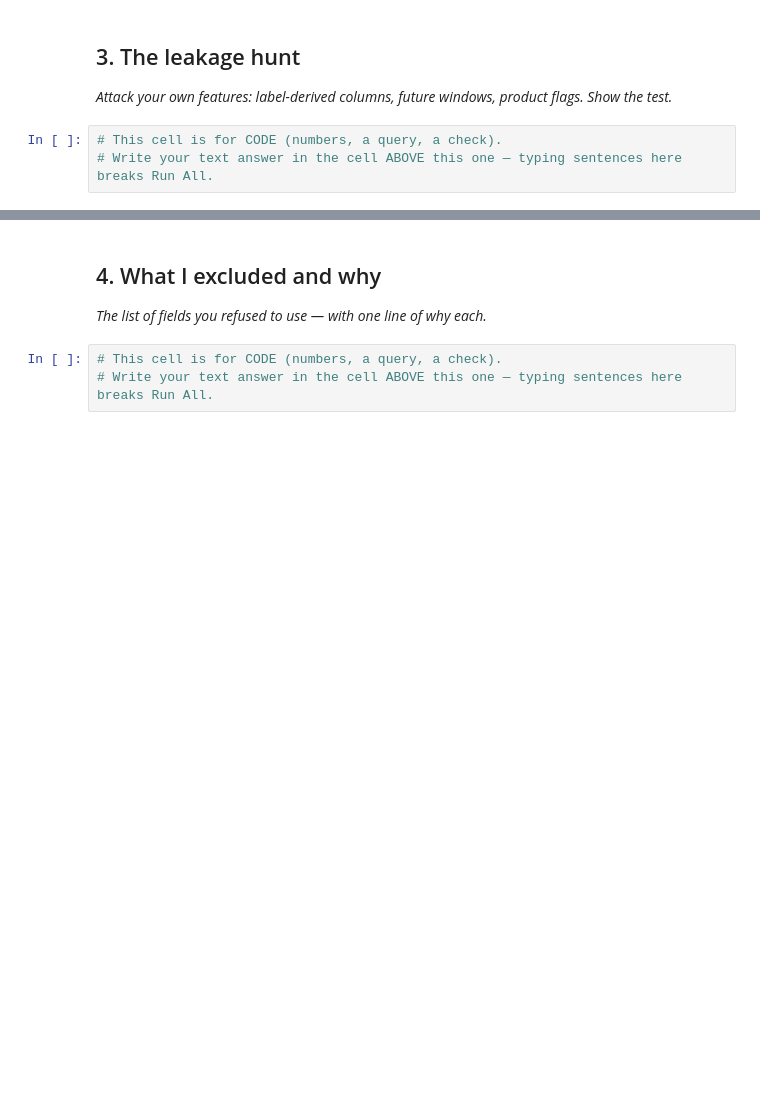
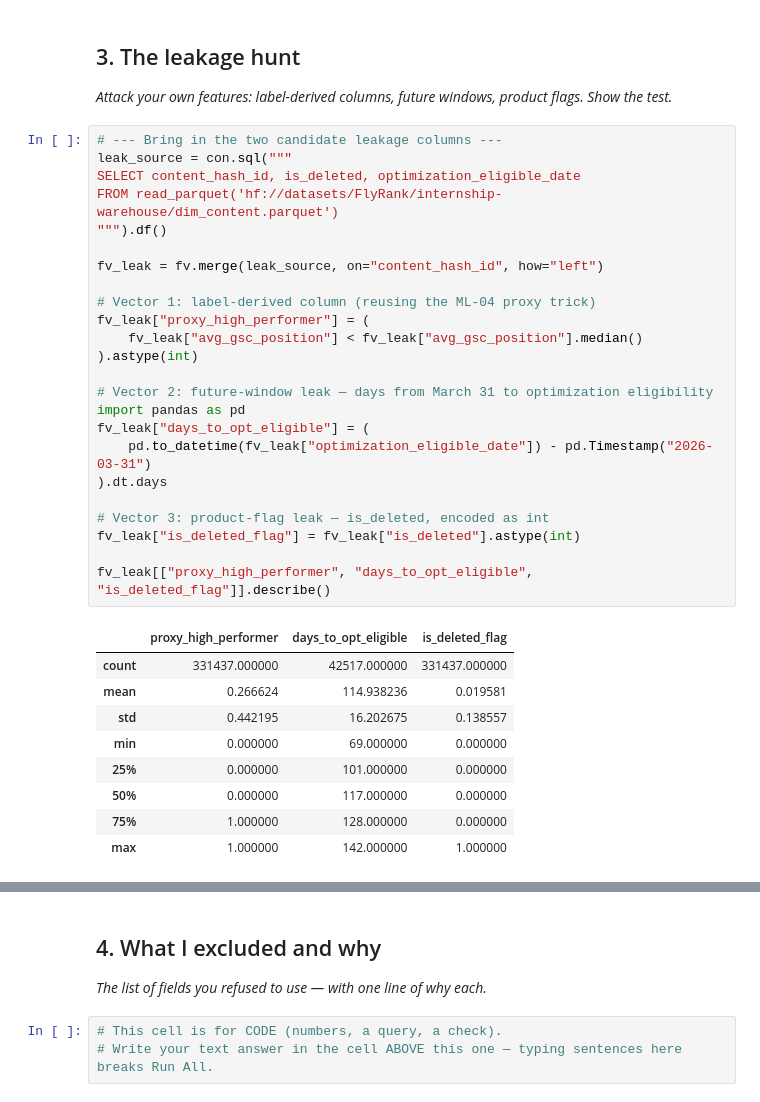
Before and after one commit to zainkhan-dev/flyrank-ml-internship-week1, a Jupyter notebook: work/notebooks/w03_feature_leakage_check.ipynb, the cells around one changed output, grey strips where cells are left out. Saved outputs shown, nothing was run; the diff lists cells and outputs as text; blank space fills up the shorter version.

```diff
--- a/work/notebooks/w03_feature_leakage_check.ipynb
+++ b/work/notebooks/w03_feature_leakage_check.ipynb
@@ -24,6 +224,37 @@ This skeleton is yours to fill. Work the sections **in order** — each one has
 ## 3. The leakage hunt
 
 *Attack your own features: label-derived columns, future windows, product flags. Show the test.*
-# %%
-# This cell is for CODE (numbers, a query, a check).
-# Write your text answer in the cell ABOVE this one — typing sentences here breaks Run All.
+# %%
+# --- Bring in the two candidate leakage columns ---
+leak_source = con.sql("""
+SELECT content_hash_id, is_deleted, optimization_eligible_date
+FROM read_parquet('hf://datasets/FlyRank/internship-warehouse/dim_content.parquet')
+""").df()
+
+fv_leak = fv.merge(leak_source, on="content_hash_id", how="left")
+
+# Vector 1: label-derived column (reusing the ML-04 proxy trick)
+fv_leak["proxy_high_performer"] = (
+    fv_leak["avg_gsc_position"] < fv_leak["avg_gsc_position"].median()
+).astype(int)
+
+# Vector 2: future-window leak — days from March 31 to optimization eligibility
+import pandas as pd
+fv_leak["days_to_opt_eligible"] = (
+    pd.to_datetime(fv_leak["optimization_eligible_date"]) - pd.Timestamp("2026-03-31")
+).dt.days
+
+# Vector 3: product-flag leak — is_deleted, encoded as int
+fv_leak["is_deleted_flag"] = fv_leak["is_deleted"].astype(int)
+
+fv_leak[["proxy_high_performer", "days_to_opt_eligible", "is_deleted_flag"]].describe()
+# %% [output]
+|  | proxy_high_performer | days_to_opt_eligible | is_deleted_flag |
+| count | 331437.000000 | 42517.000000 | 331437.000000 |
+| mean | 0.266624 | 114.938236 | 0.019581 |
+| std | 0.442195 | 16.202675 | 0.138557 |
+| min | 0.000000 | 69.000000 | 0.000000 |
+| 25% | 0.000000 | 101.000000 | 0.000000 |
+| 50% | 0.000000 | 117.000000 | 0.000000 |
+| 75% | 1.000000 | 128.000000 | 0.000000 |
+| max | 1.000000 | 142.000000 | 1.000000 |
```
Also changed, not shown: parts of 15 cells of this notebook.
